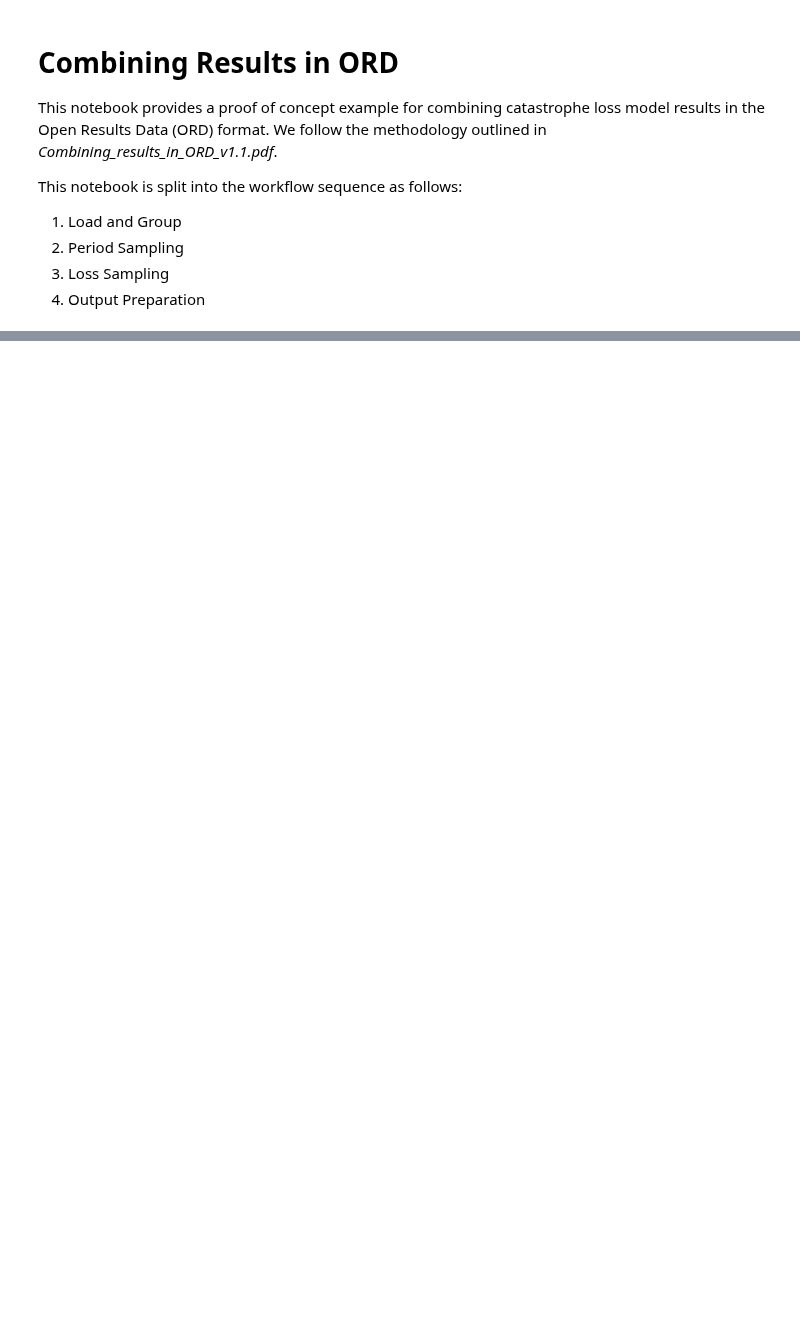
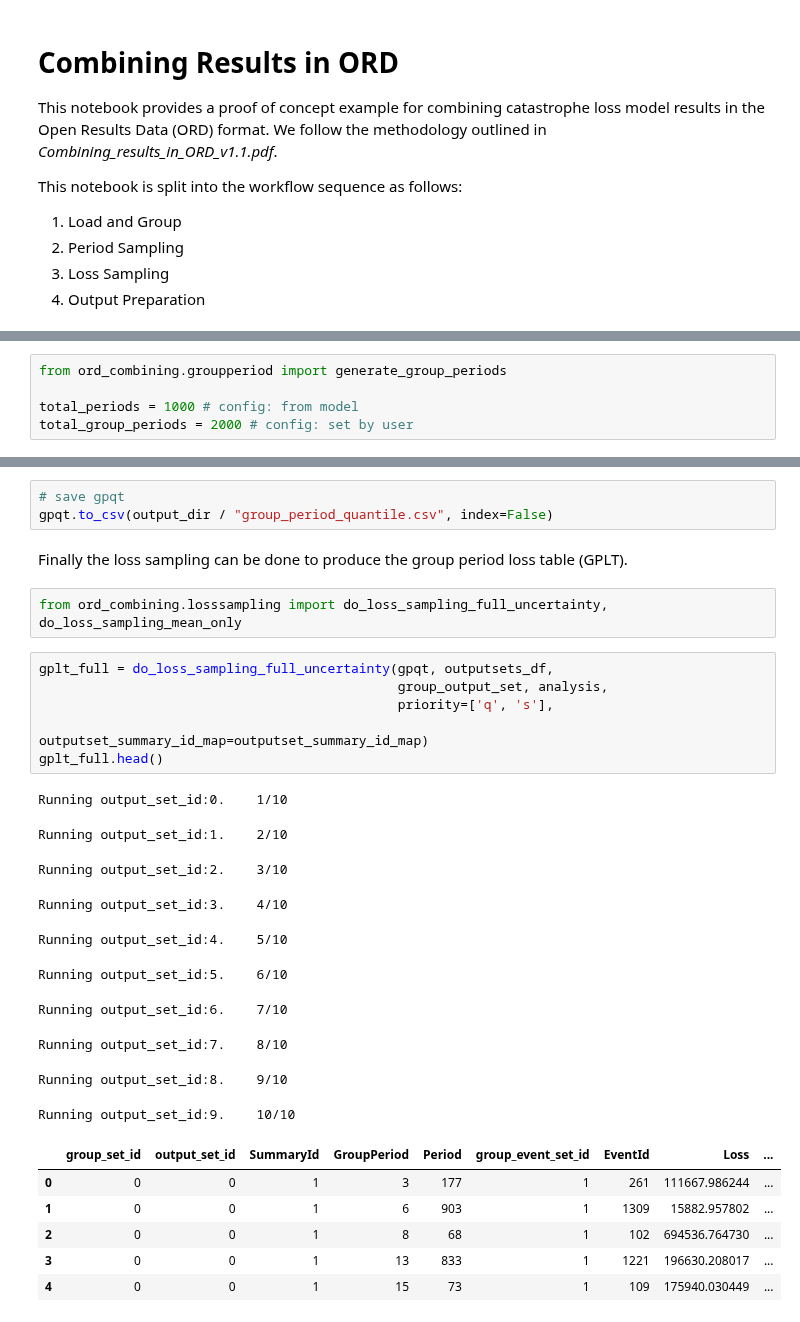
Before and after one commit to OasisLMF/ODS_Tools, a Jupyter notebook: ord_combining/combining_ord.ipynb, the cells around one changed output, grey strips where cells are left out. Drawn from its saved outputs; the diff is of its cells as text; blank space fills up the shorter version.

```diff
--- a/ord_combining/combining_ord.ipynb
+++ b/ord_combining/combining_ord.ipynb
@@ -49,0 +236,5 @@ from ord_combining.common import
+# %%
+from ord_combining.groupperiod import generate_group_periods
+
+total_periods = 1000 # config: from model
+total_group_periods = 2000 # config: set by user
@@ -49,0 +293,30 @@ from ord_combining.common import
+# %%
+# save gpqt
+gpqt.to_csv(output_dir / "group_period_quantile.csv", index=False)
+# %% [markdown]
+Finally the loss sampling can be done to produce the group period loss table (GPLT).
+# %%
+from ord_combining.losssampling import do_loss_sampling_full_uncertainty, do_loss_sampling_mean_only
+# %%
+gplt_full = do_loss_sampling_full_uncertainty(gpqt, outputsets_df,
+                                              group_output_set, analysis,
+                                              priority=['q', 's'],
+                                              outputset_summary_id_map=outputset_summary_id_map)
+gplt_full.head()
+# %% [output]
+Running output_set_id:0.    1/10
+Running output_set_id:1.    2/10
+Running output_set_id:2.    3/10
+Running output_set_id:3.    4/10
+Running output_set_id:4.    5/10
+Running output_set_id:5.    6/10
+Running output_set_id:6.    7/10
+Running output_set_id:7.    8/10
+Running output_set_id:8.    9/10
+Running output_set_id:9.    10/10
+|  | group_set_id | output_set_id | SummaryId | GroupPeriod | Period | group_event_set_id | EventId | Loss | ... |
+| 0 | 0 | 0 | 1 | 3 | 177 | 1 | 261 | 111667.986244 | ... |
+| 1 | 0 | 0 | 1 | 6 | 903 | 1 | 1309 | 15882.957802 | ... |
+| 2 | 0 | 0 | 1 | 8 | 68 | 1 | 102 | 694536.764730 | ... |
+| 3 | 0 | 0 | 1 | 13 | 833 | 1 | 1221 | 196630.208017 | ... |
+| 4 | 0 | 0 | 1 | 15 | 73 | 1 | 109 | 175940.030449 | ... |
```
Also changed, not shown: parts of 43 cells of this notebook, 1 other file.
